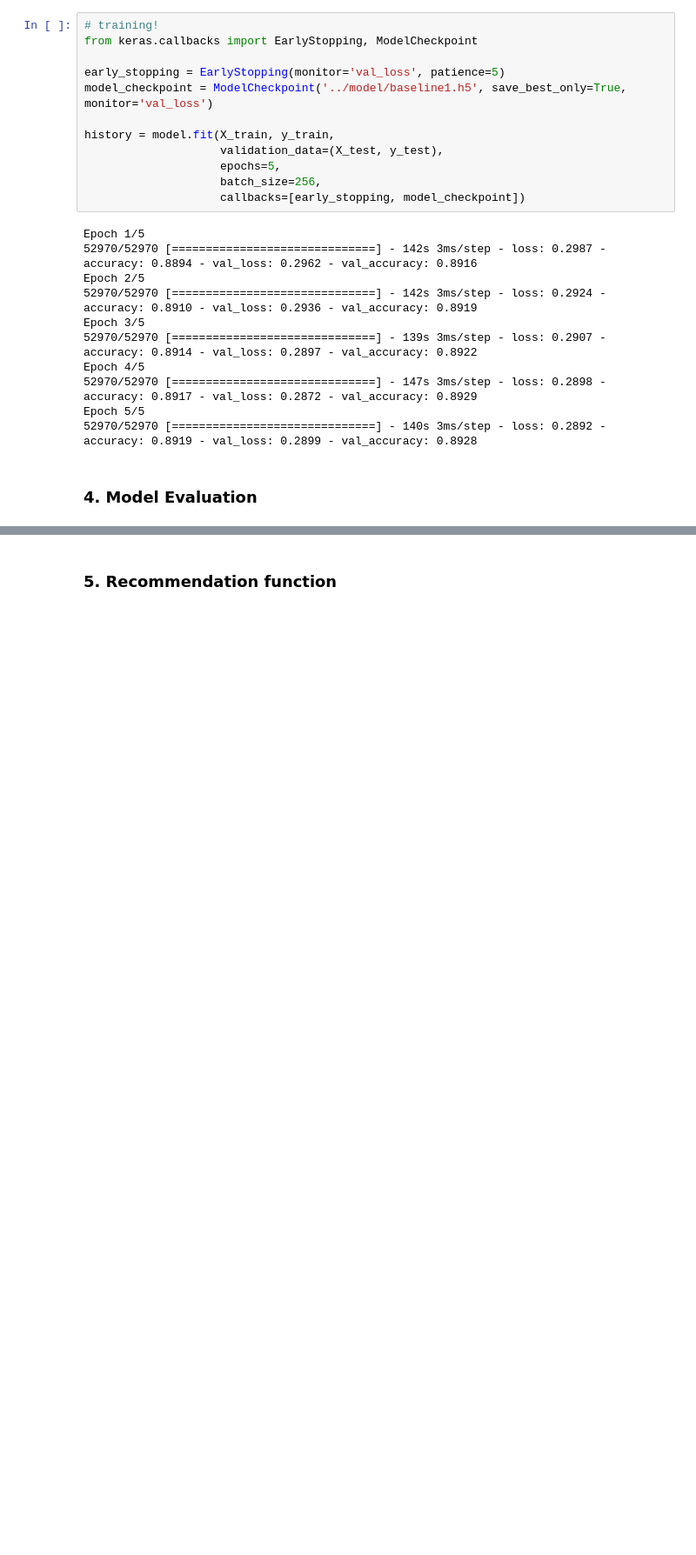
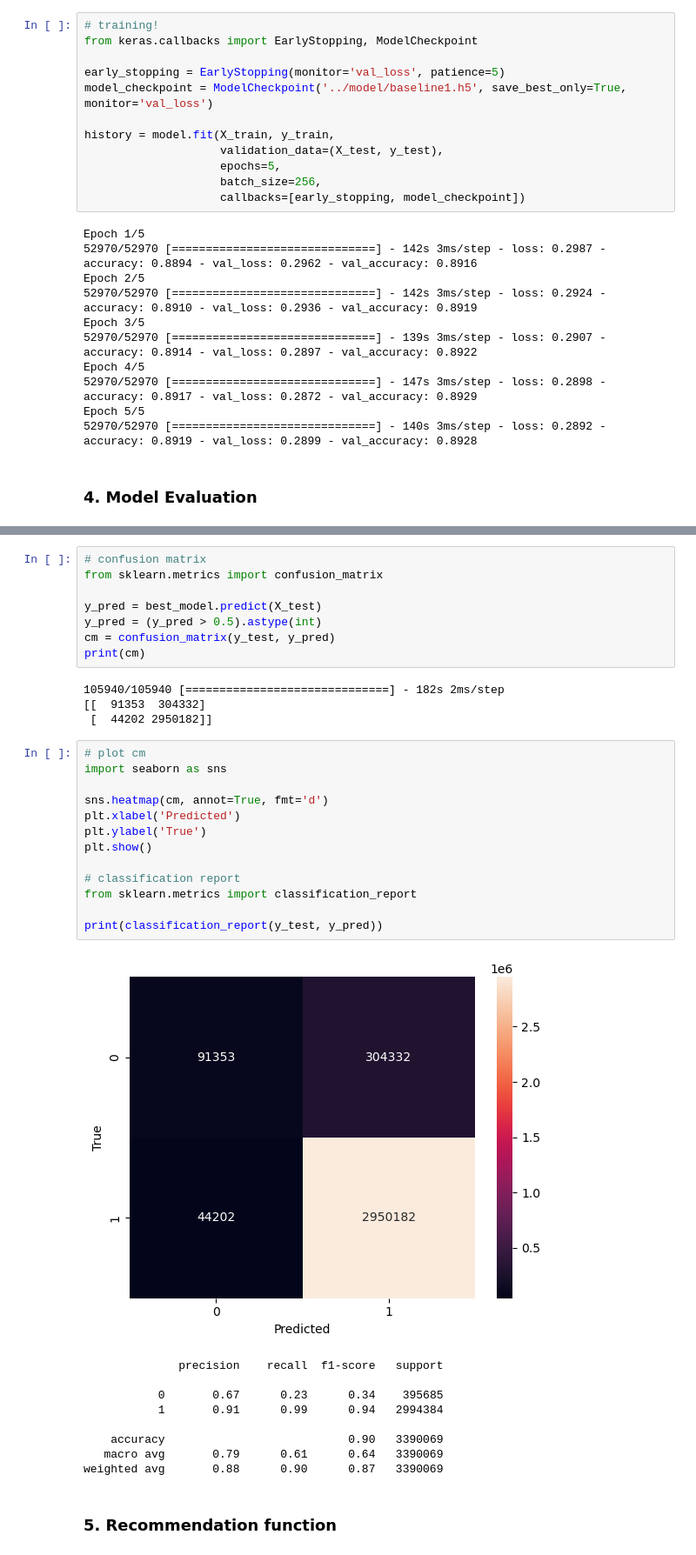
Before and after one commit to GinoShun/Steam-Game-Recommendation-System, a Jupyter notebook: notebook/train.ipynb, the cells around one changed output, grey strips where cells are left out. Shown at 87% size. Saved outputs shown, nothing was run; the diff lists cells and outputs as text; blank space fills up the shorter version.

Commit message:
confusion matrix

```diff
--- a/notebook/train.ipynb
+++ b/notebook/train.ipynb
@@ -694,5 +693,40 @@ print(f"测试集准确率：{accuracy}")
 105940/105940 [==============================] - 223s 2ms/step - loss: 0.2720 - accuracy: 0.8972
 测试集损失：0.2720302939414978
 测试集准确率：0.8971896767616272
+# %%
+# confusion matrix
+from sklearn.metrics import confusion_matrix
+
+y_pred = best_model.predict(X_test)
+y_pred = (y_pred > 0.5).astype(int)
+cm = confusion_matrix(y_test, y_pred)
+print(cm)
+# %% [output]
+105940/105940 [==============================] - 182s 2ms/step
+[[  91353  304332]
+ [  44202 2950182]]
+# %%
+# plot cm
+import seaborn as sns
+
+sns.heatmap(cm, annot=True, fmt='d')
+plt.xlabel('Predicted')
+plt.ylabel('True')
+plt.show()
+
+# classification report
+from sklearn.metrics import classification_report
+
+print(classification_report(y_test, y_pred))
+# %% [output]
+[figure, added]
+              precision    recall  f1-score   support
+
+           0       0.67      0.23      0.34    395685
+           1       0.91      0.99      0.94   2994384
+
+    accuracy                           0.90   3390069
+   macro avg       0.79      0.61      0.64   3390069
+weighted avg       0.88      0.90      0.87   3390069
 # %% [markdown]
 ### 5. Recommendation function
```
Also changed, not shown: parts of 2 cells of this notebook.
